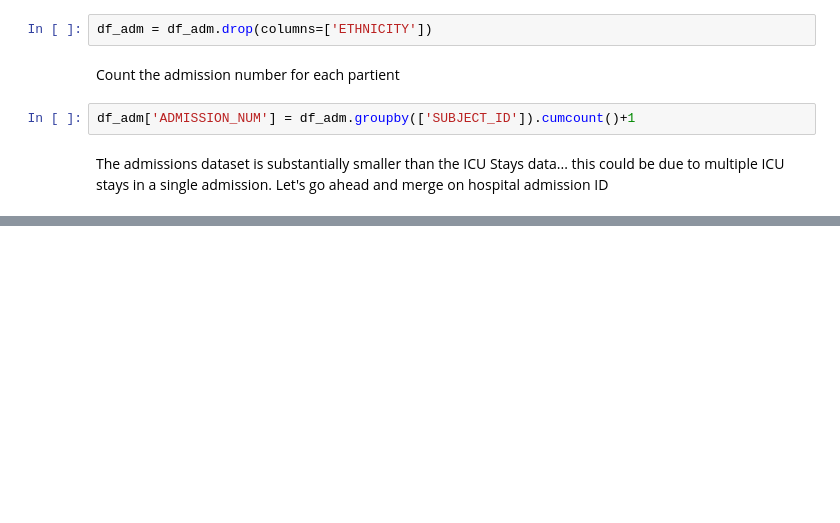
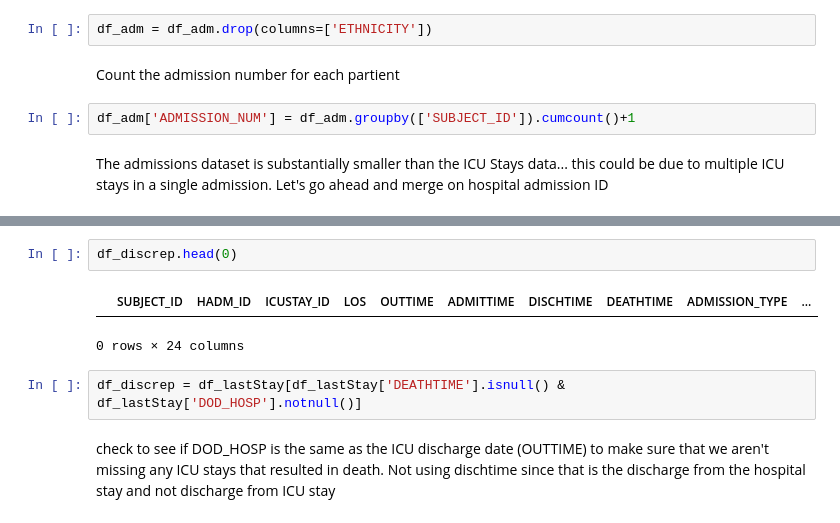
Before and after one commit to kaoriito/icu_los, a Jupyter notebook: ICU LOS Part 1- Cleaning and preparing data.ipynb, the cells around one changed output, grey strips where cells are left out. Drawn from its saved outputs; the diff is of its cells as text; blank space fills up the shorter version.

```diff
--- a/ICU LOS Part 1- Cleaning and preparing data.ipynb
+++ b/ICU LOS Part 1- Cleaning and preparing data.ipynb
@@ -166,0 +227,9 @@ print('# of subjects who have died: %i' % df_joined['DEATHTIME'].count())
+# %%
+df_discrep.head(0)
+# %% [output]
+|  | SUBJECT_ID | HADM_ID | ICUSTAY_ID | LOS | OUTTIME | ADMITTIME | DISCHTIME | DEATHTIME | ADMISSION_TYPE | ... |
+0 rows × 24 columns
+# %%
+df_discrep = df_lastStay[df_lastStay['DEATHTIME'].isnull() & df_lastStay['DOD_HOSP'].notnull()]
+# %% [markdown]
+check to see if DOD_HOSP is the same as the ICU discharge date (OUTTIME) to make sure that we aren't missing any ICU stays that resulted in death. Not using dischtime since that is the discharge from the hospital stay and not discharge from ICU stay
```
Also changed, not shown: parts of 60 cells of this notebook.
